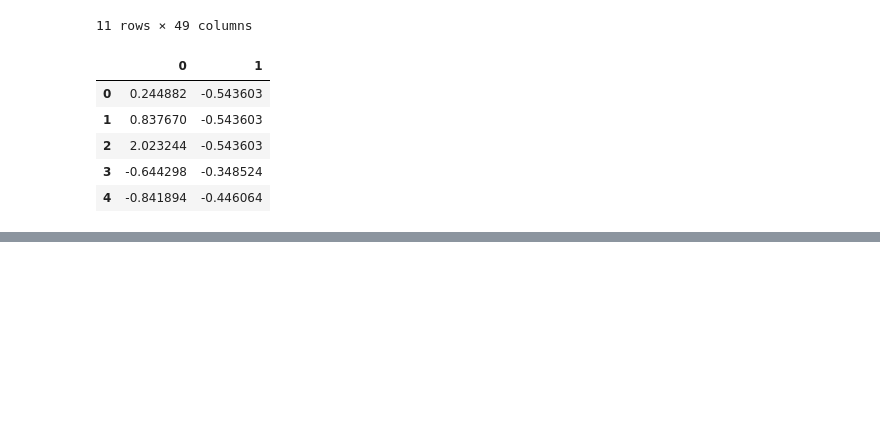
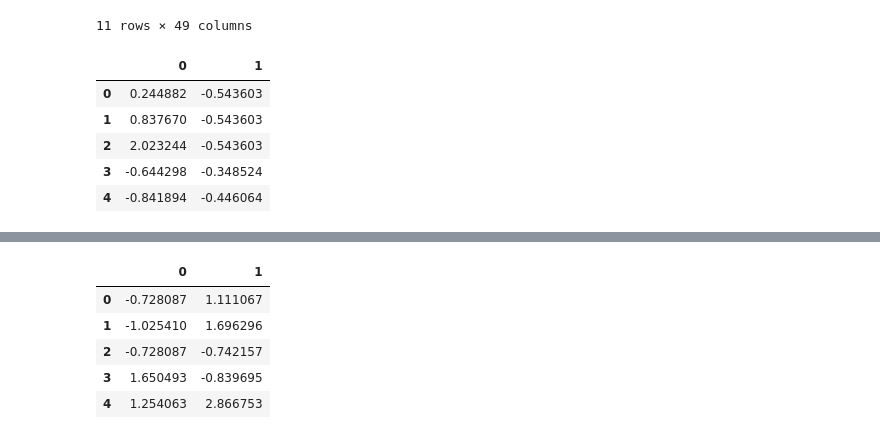
Before and after one commit to Aditk23/AmExpert2021, a Jupyter notebook: preprocessing.ipynb, the cells around one changed output, grey strips where cells are left out. Saved outputs shown, nothing was run; the diff lists cells and outputs as text; code cells hidden in the pictures; blank space fills up the shorter version.

```diff
--- a/preprocessing.ipynb
+++ b/preprocessing.ipynb
@@ -235,0 +233,12 @@ AttributeError: 'numpy.ndarray' object has no attribute 'head'
+# %%
+from sklearn import preprocessing
+scaler = preprocessing.StandardScaler().fit(num2)
+num2 = pd.DataFrame(scaler.transform(num2))
+num2.head()
+# %% [output]
+|  | 0 | 1 |
+| 0 | -0.728087 | 1.111067 |
+| 1 | -1.025410 | 1.696296 |
+| 2 | -0.728087 | -0.742157 |
+| 3 | 1.650493 | -0.839695 |
+| 4 | 1.254063 | 2.866753 |
```
Also changed, not shown: parts of 4 cells of this notebook, 1 other file.
